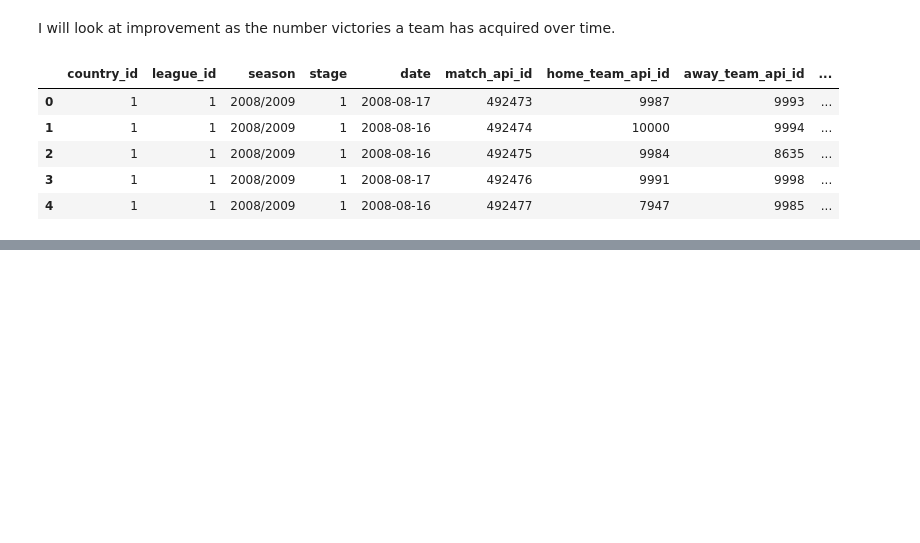
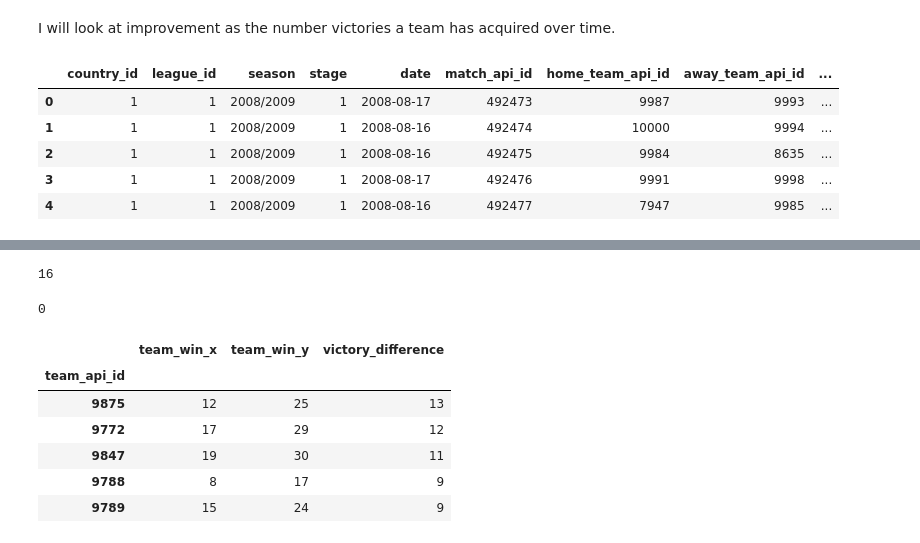
Before and after one commit to Wishbert/Investigating-Soccer-Dataset, a Jupyter notebook: Soccer Database draft.ipynb, the cells around one changed output, grey strips where cells are left out. Saved outputs shown, nothing was run; the diff lists cells and outputs as text; code cells hidden in the pictures; blank space fills up the shorter version.

```diff
--- a/Soccer Database draft.ipynb
+++ b/Soccer Database draft.ipynb
@@ -1120,0 +1165,2 @@ team_improvement_df
+# %%
+victory_diff = season_08_09.merge(season_15_16,left_index=True, right_index=True)
@@ -1120,0 +1177,10 @@ team_improvement_df
+# %%
+sum(victory_diff.duplicated())
+# %% [output]
+16
+# %%
+victory_diff.drop_duplicates(inplace=True)
+# %%
+sum(victory_diff.duplicated())
+# %% [output]
+0
@@ -1120,0 +1191,10 @@ team_improvement_df
+# %%
+five_improved_teams
+# %% [output]
+|  | team_win_x | team_win_y | victory_difference |
+| team_api_id |  |  |  |
+| 9875 | 12 | 25 | 13 |
+| 9772 | 17 | 29 | 12 |
+| 9847 | 19 | 30 | 11 |
+| 9788 | 8 | 17 | 9 |
+| 9789 | 15 | 24 | 9 |
```
Also changed, not shown: parts of 17 cells of this notebook.
